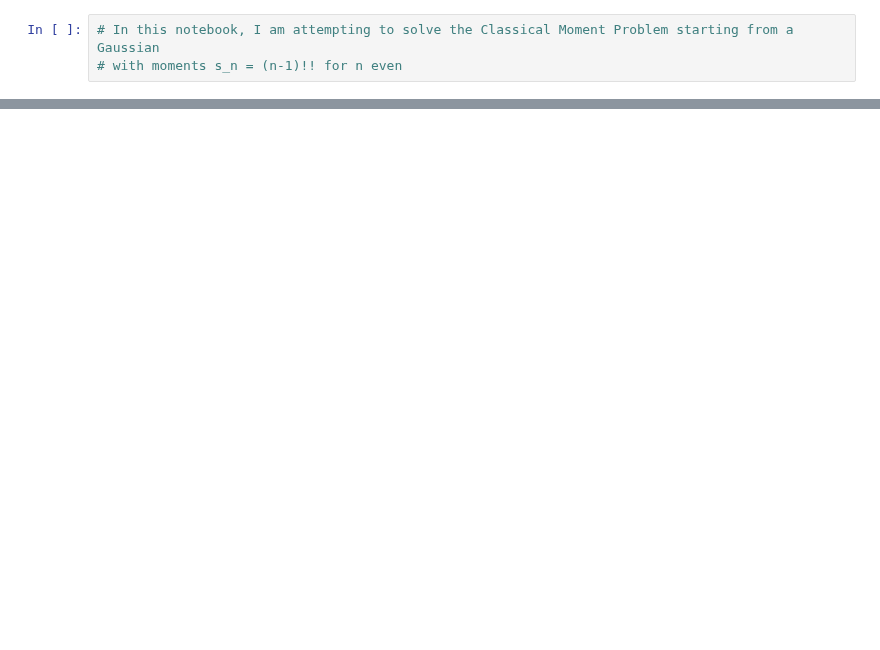
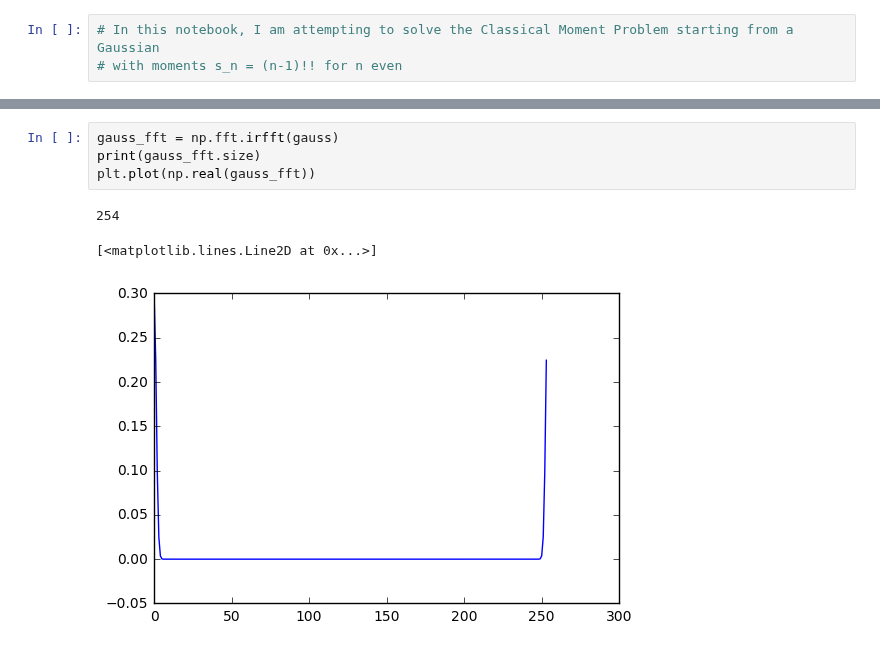
Before and after one commit to hstrey/FCS-simulations, a Jupyter notebook: Classical Moment problem.ipynb, the cells around one changed output, grey strips where cells are left out. Saved outputs shown, nothing was run; the diff lists cells and outputs as text; blank space fills up the shorter version.

```diff
--- a/Classical Moment problem.ipynb
+++ b/Classical Moment problem.ipynb
@@ -82,0 +87,8 @@ plt.plot(gauss)
+# %%
+gauss_fft = np.fft.irfft(gauss)
+print(gauss_fft.size)
+plt.plot(np.real(gauss_fft))
+# %% [output]
+254
+[<matplotlib.lines.Line2D at 0x...>]
+[figure, added]
```
Also changed, not shown: parts of 7 cells of this notebook.
